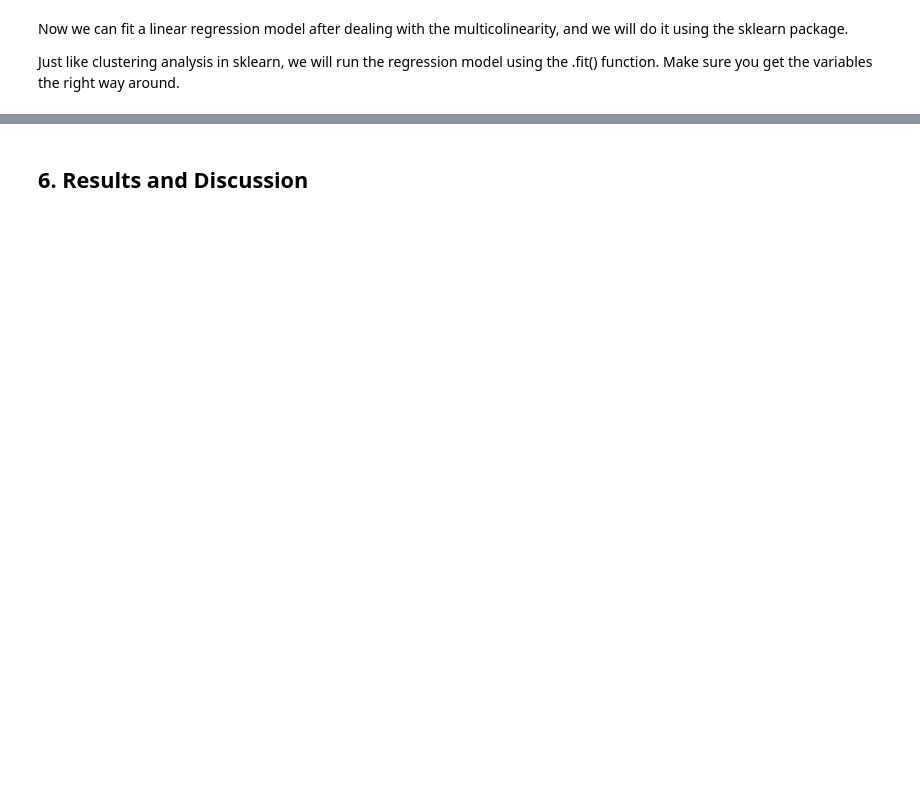
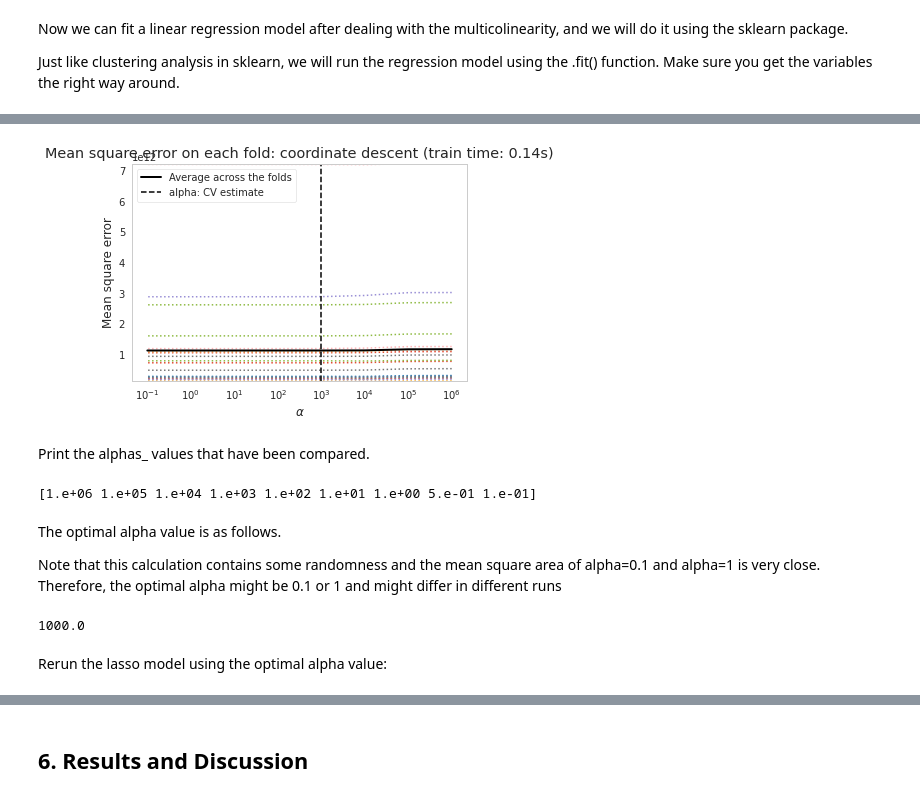
Before and after one commit to joeylizh/DSSS_Assessment, a Jupyter notebook: Assessment_Code.ipynb, the cells around one changed output, grey strips where cells are left out. Cells and saved outputs as stored; diff of their text form; code cells hidden in the pictures; blank space fills up the shorter version.

```diff
--- a/Assessment_Code.ipynb
+++ b/Assessment_Code.ipynb
@@ -551,0 +726,46 @@ print(df_coef_lr_VIF)
+# %%
+from sklearn.linear_model import LassoCV
+
+start_time = time.time()
+lasso_cv = LassoCV(cv=20, alphas=list_alphas).fit(X_train, y_train)
+fit_time = time.time() - start_time
+# %%
+import matplotlib.pyplot as plt
+
+ymin, ymax = np.min(lasso_cv.mse_path_), np.max(lasso_cv.mse_path_)
+# lasso = model[-1]
+plt.semilogx(lasso_cv.alphas_, lasso_cv.mse_path_, linestyle=":")
+plt.plot(
+    lasso_cv.alphas_,
+    lasso_cv.mse_path_.mean(axis=-1),
+    color="black",
+    label="Average across the folds",
+    linewidth=2,
+)
+plt.axvline(lasso_cv.alpha_, linestyle="--", color="black", label="alpha: CV estimate")
+
+plt.ylim(ymin, ymax)
+plt.xlabel(r"$\alpha$")
+plt.ylabel("Mean square error")
+plt.legend()
+_ = plt.title(
+    f"Mean square error on each fold: coordinate descent (train time: {fit_time:.2f}s)"
+)
+# %% [output]
+[figure, added]
+# %% [markdown]
+Print the alphas_ values that have been compared.
+# %%
+print(lasso_cv.alphas_)
+# %% [output]
+[1.e+06 1.e+05 1.e+04 1.e+03 1.e+02 1.e+01 1.e+00 5.e-01 1.e-01]
+# %% [markdown]
+The optimal alpha value is as follows.
+
+Note that this calculation contains some randomness and the mean square area of alpha=0.1 and alpha=1 is very close. Therefore, the optimal alpha might be 0.1 or 1 and might differ in different runs
+# %%
+print(lasso_cv.alpha_)
+# %% [output]
+1000.0
+# %% [markdown]
+Rerun the lasso model using the optimal alpha value:
```
Also changed, not shown: parts of 77 cells of this notebook, 4 other files.
